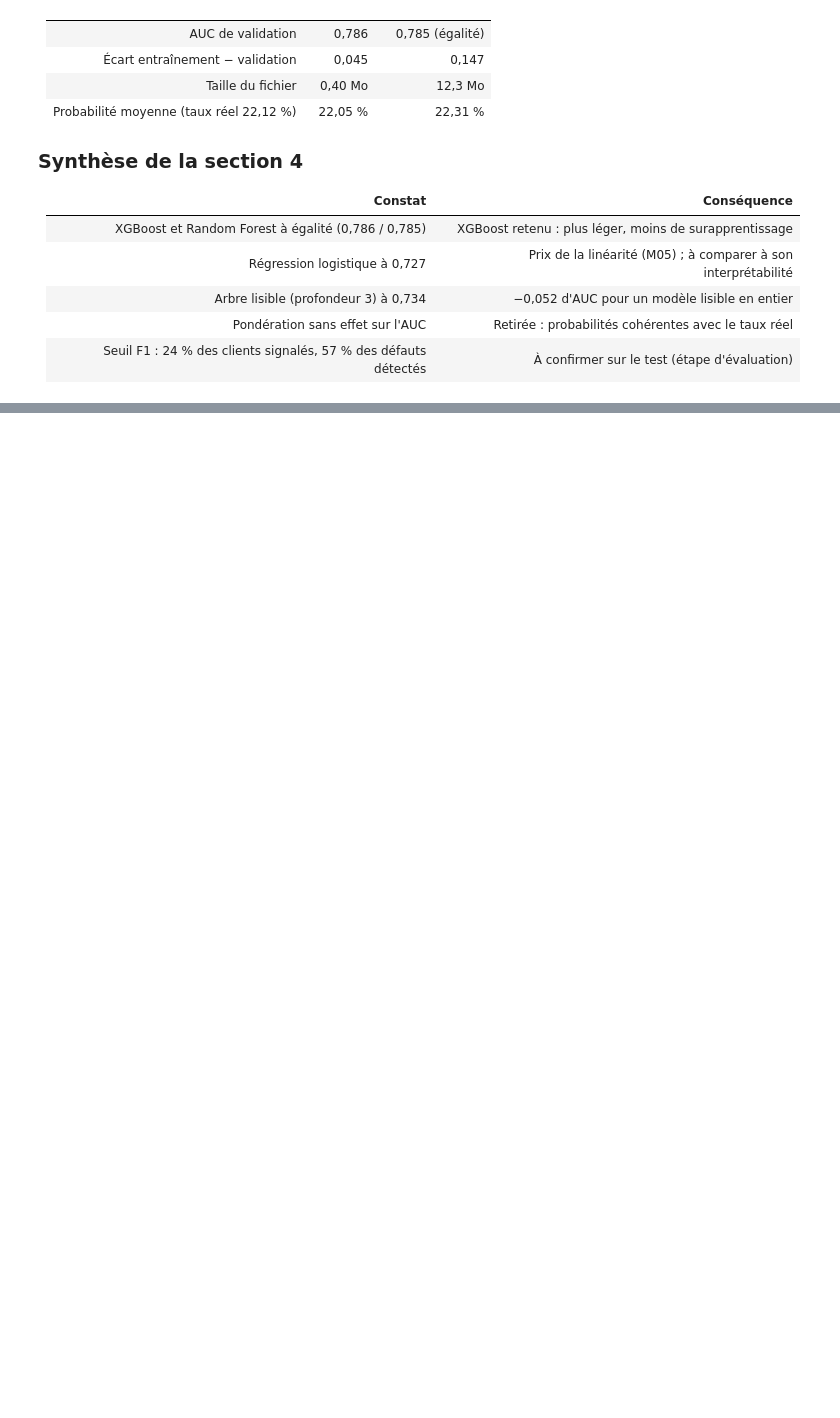
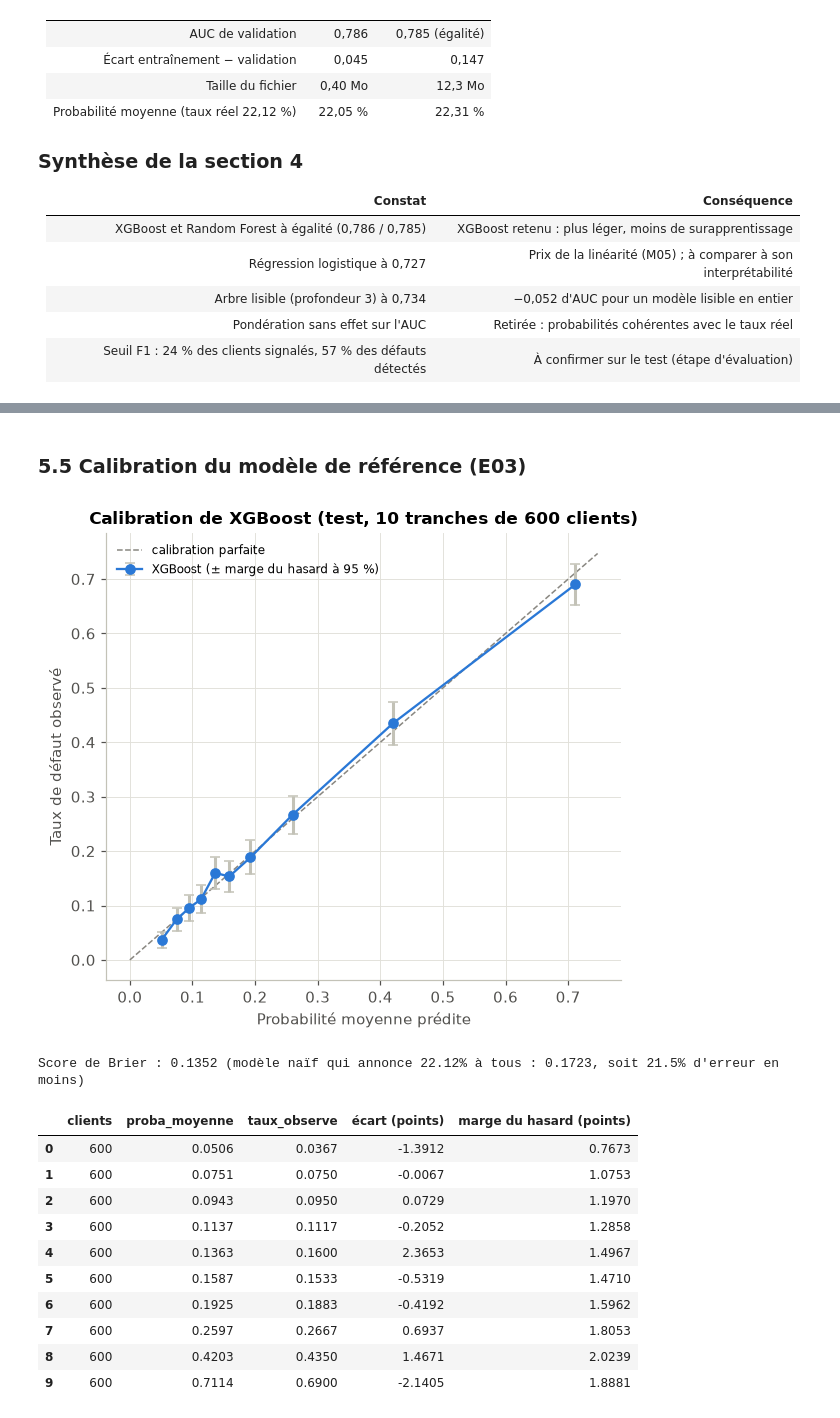
Before and after one commit to aljene307/credit-scoring-xai, a Jupyter notebook: notebooks/analyse_credit.ipynb, the cells around one changed output, grey strips where cells are left out. Cells and saved outputs as stored; diff of their text form; code cells hidden in the pictures; blank space fills up the shorter version.

```diff
--- a/notebooks/analyse_credit.ipynb
+++ b/notebooks/analyse_credit.ipynb
@@ -805,0 +970,39 @@ Choisi **sur la validation croisée, avant toute utilisation du jeu de test** :
+# %% [markdown]
+### 5.5 Calibration du modèle de référence (E03)
+# %%
+calibration = calibration_table(y_test_ref, probas["xgboost"], n_bins=10)
+calibration["écart (points)"] = (calibration["taux_observe"] - calibration["proba_moyenne"]) * 100
+calibration["marge du hasard (points)"] = np.sqrt(
+    calibration["taux_observe"] * (1 - calibration["taux_observe"]) / calibration["clients"]) * 100
+
+fig, ax = plt.subplots(figsize=(5.5, 5))
+limite = float(max(calibration["proba_moyenne"].max(), calibration["taux_observe"].max())) * 1.05
+ax.plot([0, limite], [0, limite], color=MUTED, linestyle="--", linewidth=1, label="calibration parfaite")
+ax.errorbar(calibration["proba_moyenne"], calibration["taux_observe"],
+            yerr=1.96 * calibration["marge du hasard (points)"] / 100, fmt="o-", color=RATE_COLOR,
+            ecolor=GRIS, elinewidth=2, capsize=3, label="XGBoost (± marge du hasard à 95 %)")
+ax.set(title="Calibration de XGBoost (test, 10 tranches de 600 clients)", xlabel="Probabilité moyenne prédite",
+       ylabel="Taux de défaut observé")
+ax.legend(frameon=False, fontsize=8)
+fig.tight_layout()
+plt.show()
+
+brier = float(np.mean((probas["xgboost"] - y) ** 2))
+naif = y.mean() * (1 - y.mean())
+print(f"Score de Brier : {brier:.4f} (modèle naïf qui annonce {y.mean():.2%} à tous : {naif:.4f}, "
+      f"soit {1 - brier / naif:.1%} d'erreur en moins)")
+calibration.round(4)
+# %% [output]
+[figure, added]
+Score de Brier : 0.1352 (modèle naïf qui annonce 22.12% à tous : 0.1723, soit 21.5% d'erreur en moins)
+|  | clients | proba_moyenne | taux_observe | écart (points) | marge du hasard (points) |
+| 0 | 600 | 0.0506 | 0.0367 | -1.3912 | 0.7673 |
+| 1 | 600 | 0.0751 | 0.0750 | -0.0067 | 1.0753 |
+| 2 | 600 | 0.0943 | 0.0950 | 0.0729 | 1.1970 |
+| 3 | 600 | 0.1137 | 0.1117 | -0.2052 | 1.2858 |
+| 4 | 600 | 0.1363 | 0.1600 | 2.3653 | 1.4967 |
+| 5 | 600 | 0.1587 | 0.1533 | -0.5319 | 1.4710 |
+| 6 | 600 | 0.1925 | 0.1883 | -0.4192 | 1.5962 |
+| 7 | 600 | 0.2597 | 0.2667 | 0.6937 | 1.8053 |
+| 8 | 600 | 0.4203 | 0.4350 | 1.4671 | 2.0239 |
+| 9 | 600 | 0.7114 | 0.6900 | -2.1405 | 1.8881 |
```
Also changed, not shown: parts of 18 cells of this notebook.
